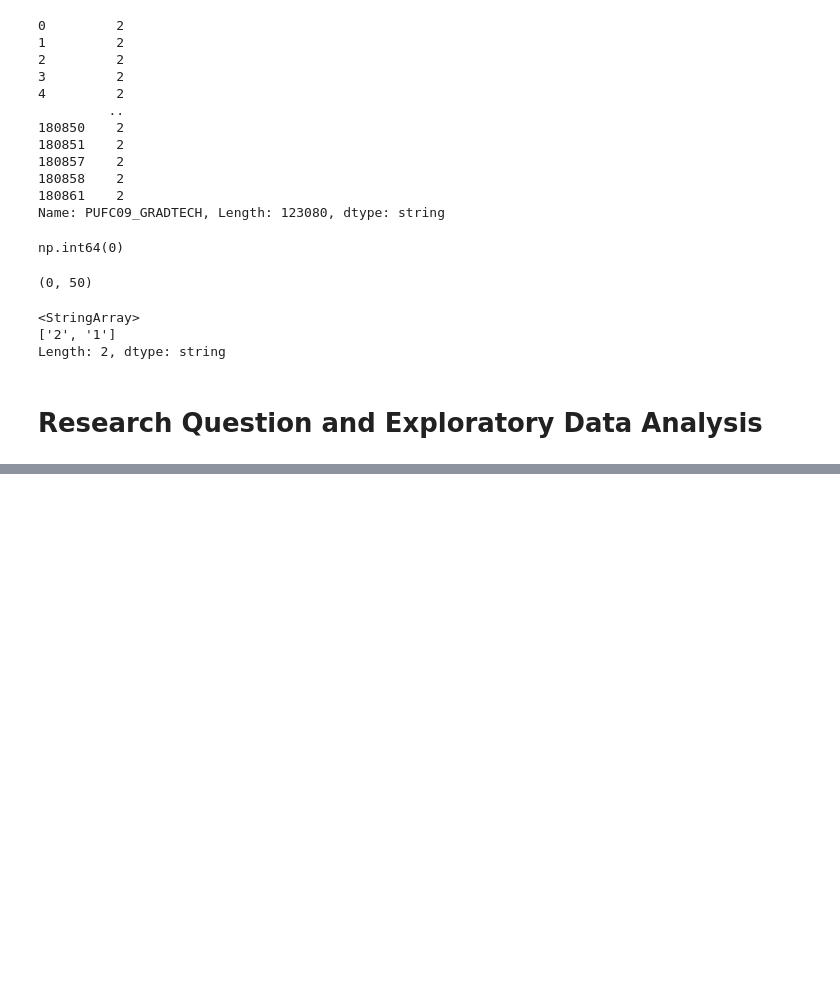
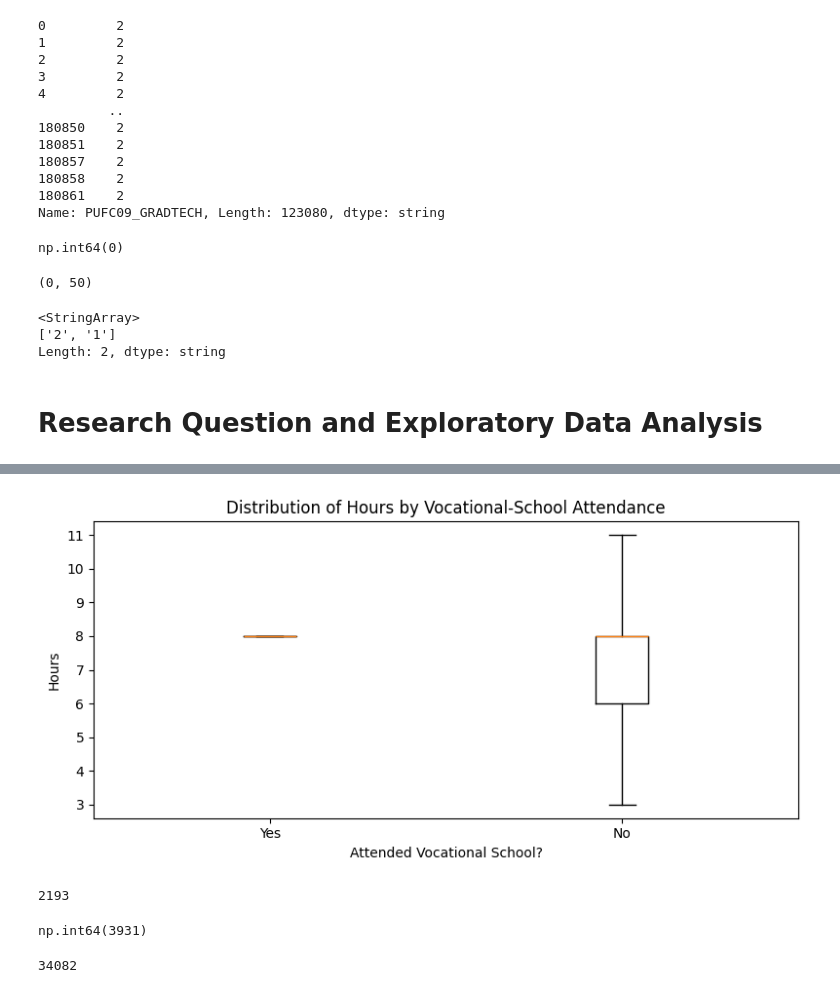
Before and after one commit to jemire22/csmodel-s11-grp8-mp, a Jupyter notebook: CSMODEL S11 Group 8 MP Phase 1.ipynb, the cells around one changed output, grey strips where cells are left out. Drawn from its saved outputs; the diff is of its cells as text; code cells hidden in the pictures; blank space fills up the shorter version.

```diff
--- a/CSMODEL S11 Group 8 MP Phase 1.ipynb
+++ b/CSMODEL S11 Group 8 MP Phase 1.ipynb
@@ -222,0 +413,35 @@ LFS_df['PUFC09_GRADTECH'] = LFS_df['PUFC09_GRADTECH'].astype(int)
+# %%
+LFS_df["PUFC18_PNWHRS"] = LFS_df["PUFC18_PNWHRS"].astype(int)
+# %%
+import matplotlib.pyplot as plt
+
+# 1) extract the two series
+yes_hours = LFS_df.loc[LFS_df["PUFC09_GRADTECH"] == 1, "PUFC18_PNWHRS"]
+no_hours  = LFS_df.loc[LFS_df["PUFC09_GRADTECH"] == 2, "PUFC18_PNWHRS"]
+
+# 2) boxplot of a list of arrays
+fig, ax = plt.subplots(figsize=(8, 4))
+ax.boxplot(
+    [yes_hours, no_hours],
+    labels=["Yes", "No"],
+    showfliers=False          # show outliers — you can turn this off if you like
+)
+ax.set_xlabel("Attended Vocational School?")
+ax.set_ylabel("Hours")
+ax.set_title("Distribution of Hours by Vocational‐School Attendance")
+plt.tight_layout()
+plt.show()
+# %% [output]
+[figure, added]
+# %%
+LFS_df[(LFS_df["PUFC09_GRADTECH"] == 1) & ( LFS_df["PUFC18_PNWHRS"] == 8)].shape[0]
+# %% [output]
+2193
+# %%
+(LFS_df["PUFC09_GRADTECH"] == 1).sum()
+# %% [output]
+np.int64(3931)
+# %%
+LFS_df[(LFS_df["PUFC09_GRADTECH"] == 2) & ( LFS_df["PUFC18_PNWHRS"] != 8)].shape[0]
+# %% [output]
+34082
```
Also changed, not shown: parts of 26 cells of this notebook.
